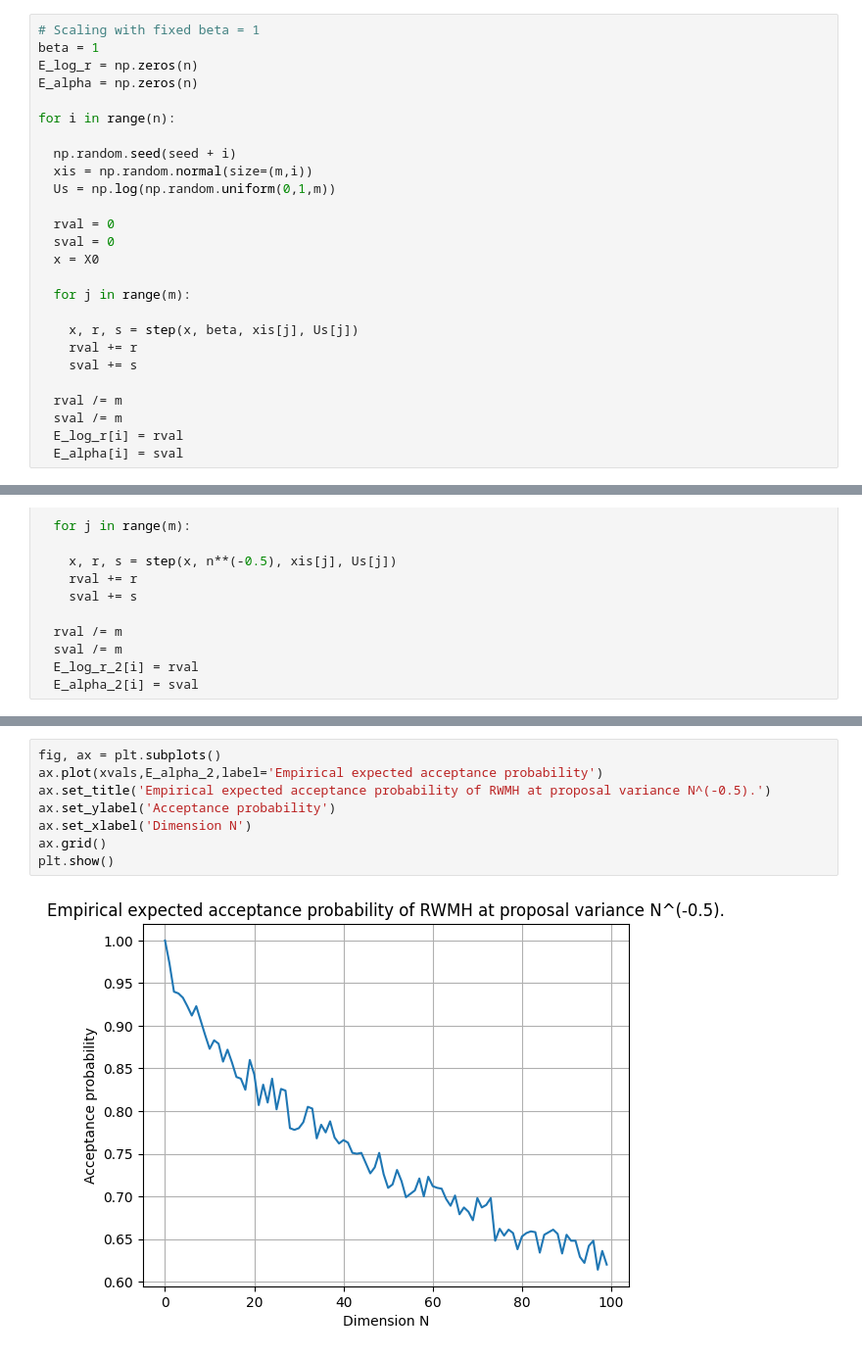
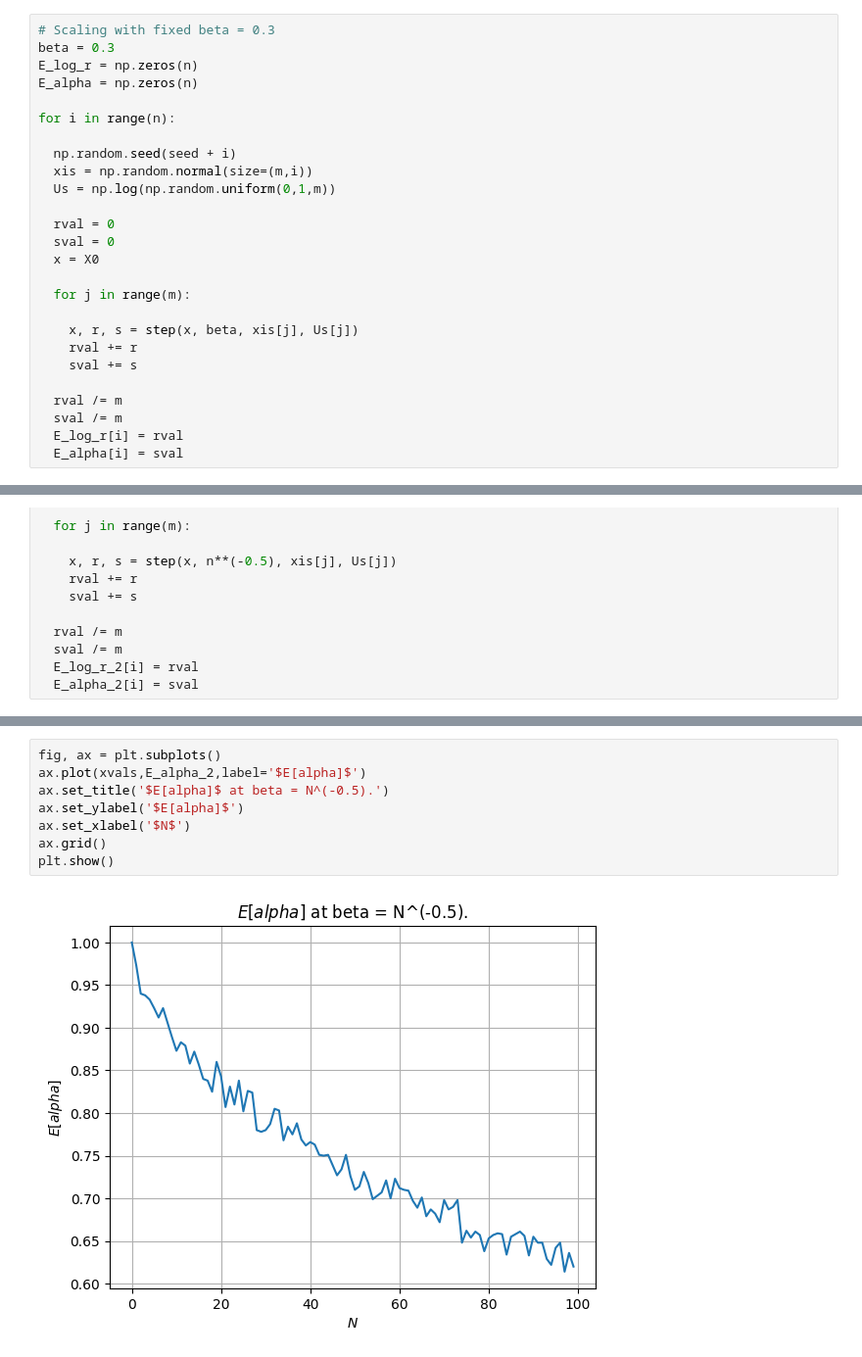
Before and after one commit to Jack-Z-uni-acc/MSc-Project-Manifold-MCMC, a Jupyter notebook: RWMH.ipynb, the cells around one changed output, grey strips where cells are left out. Shown at 98% size. Saved outputs shown, nothing was run; the diff lists cells and outputs as text.

```diff
--- a/RWMH.ipynb
+++ b/RWMH.ipynb
@@ -27,8 +27,8 @@ def step(x, beta, xi, U):
 
   return y, acc, success
 # %%
-# Scaling with fixed beta = 1
-beta = 1
+# Scaling with fixed beta = 0.3
+beta = 0.3
 E_log_r = np.zeros(n)
 E_alpha = np.zeros(n)
 
@@ -118,10 +118,10 @@ plt.show()
 # %%
 fig, ax = plt.subplots()
-ax.plot(xvals,E_alpha_2,label='Empirical expected acceptance probability')
-ax.set_title('Empirical expected acceptance probability of RWMH at proposal variance N^(-0.5).')
-ax.set_ylabel('Acceptance probability')
-ax.set_xlabel('Dimension N')
+ax.plot(xvals,E_alpha_2,label='$E[alpha]$')
+ax.set_title('$E[alpha]$ at beta = N^(-0.5).')
+ax.set_ylabel('$E[alpha]$')
+ax.set_xlabel('$N$')
 ax.grid()
 plt.show()
 # %% [output]
-[figure, old version]
+[figure, new version]
```
Also changed, not shown: parts of 3 cells of this notebook.
